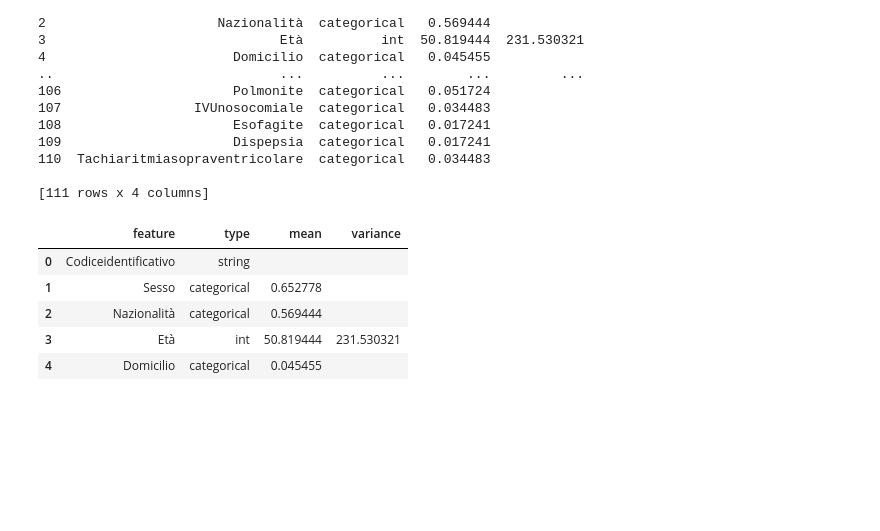
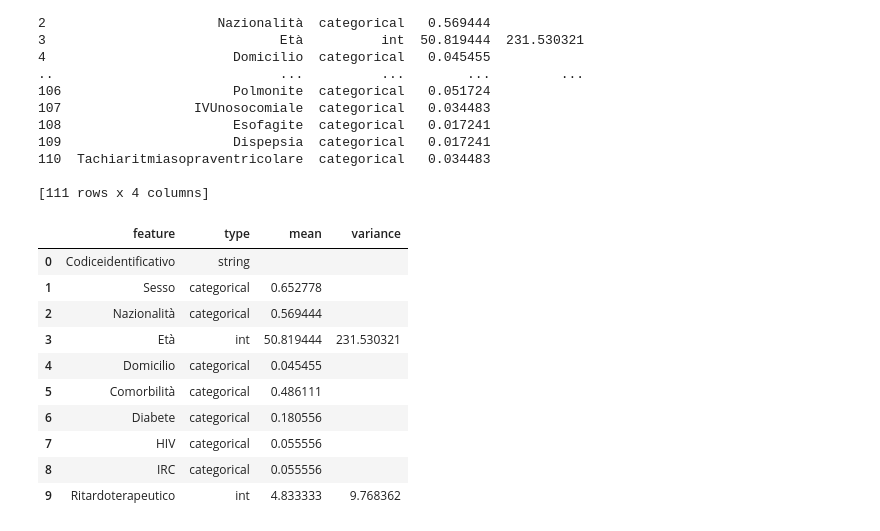
Before and after one commit to BalthazarMIGNARD/MalariaDataAnalysis, a Jupyter notebook: src/graph1.ipynb, the cells around one changed output. Drawn from its saved outputs; the diff is of its cells as text; code cells hidden in the pictures; blank space fills up the shorter version.

```diff
--- a/src/graph1.ipynb
+++ b/src/graph1.ipynb
@@ -326,11 +317,16 @@ print(feature_info)
 
 [111 rows x 4 columns]
 # %%
-feature_info.head(5)
+feature_info.head(10)
 # %% [output]
 |  | feature | type | mean | variance |
 | 0 | Codiceidentificativo | string |  |  |
 | 1 | Sesso | categorical | 0.652778 |  |
 | 2 | Nazionalità | categorical | 0.569444 |  |
 | 3 | Età | int | 50.819444 | 231.530321 |
 | 4 | Domicilio | categorical | 0.045455 |  |
+| 5 | Comorbilità | categorical | 0.486111 |  |
+| 6 | Diabete | categorical | 0.180556 |  |
+| 7 | HIV | categorical | 0.055556 |  |
+| 8 | IRC | categorical | 0.055556 |  |
+| 9 | Ritardoterapeutico | int | 4.833333 | 9.768362 |
```
Also changed, not shown: parts of 16 cells of this notebook, 6 other files.
